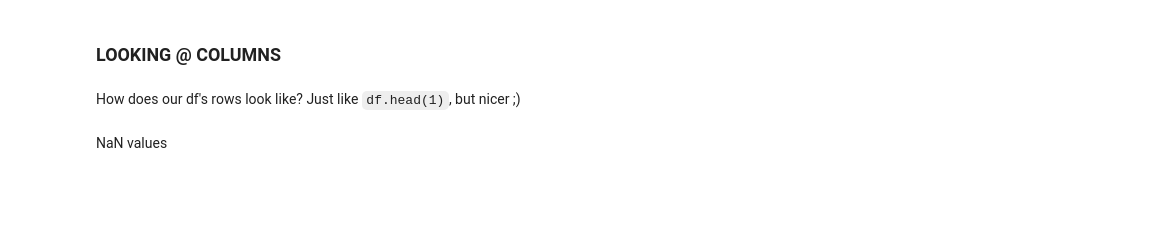
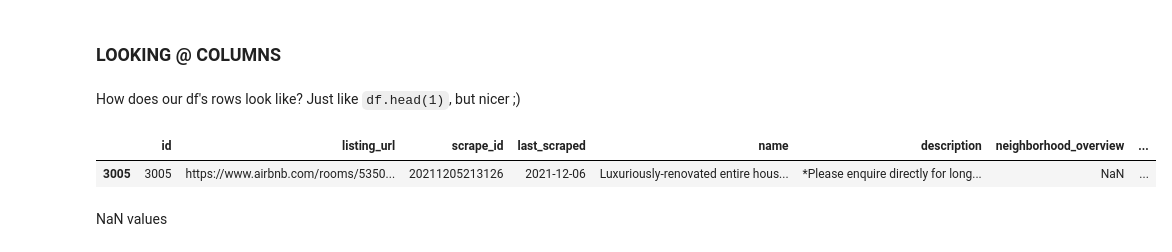
Before and after one commit to VictorPablo12/ML_kaggle_competition, a Jupyter notebook: LIMPIO.ipynb, the cells around one changed output. Saved outputs shown, nothing was run; the diff lists cells and outputs as text; code cells hidden in the pictures; blank space fills up the shorter version.

```diff
--- a/LIMPIO.ipynb
+++ b/LIMPIO.ipynb
@@ -60,4 +69,9 @@ prices.value_counts().sort_index().plot(kind="bar", rot = 0)
 # %% [markdown]
 How does our df's rows look like?
 Just like <code>df.head(1)</code>, but nicer ;)
+# %%
+train.sample()
+# %% [output]
+|  | id | listing_url | scrape_id | last_scraped | name | description | neighborhood_overview | ... |
+| 3005 | 3005 | https://www.airbnb.com/rooms/5350... | 20211205213126 | 2021-12-06 | Luxuriously-renovated entire hous... | *Please enquire directly for long... | NaN | ... |
 # %%
```
Also changed, not shown: parts of 45 cells of this notebook.
